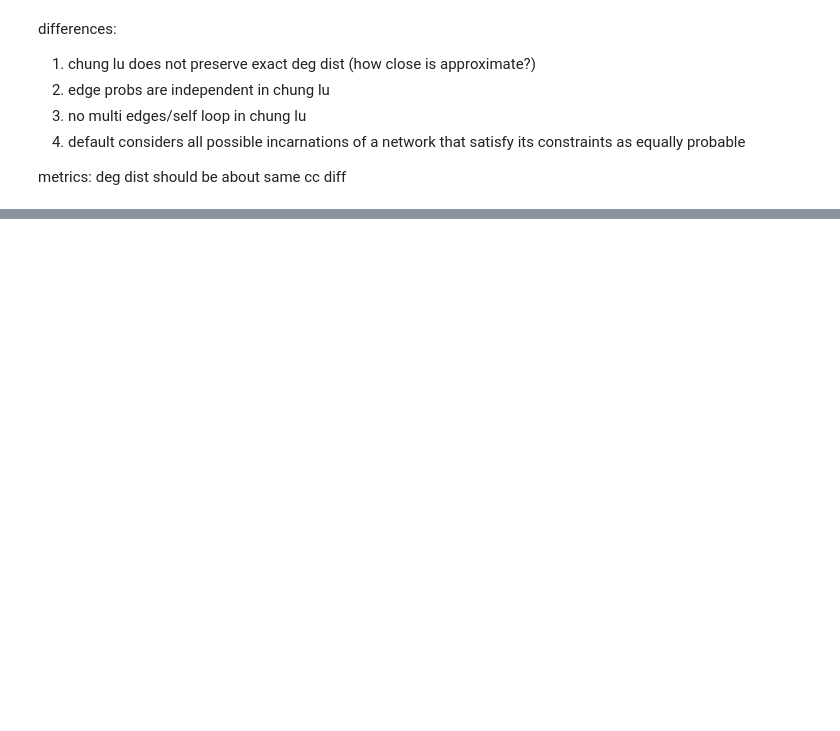
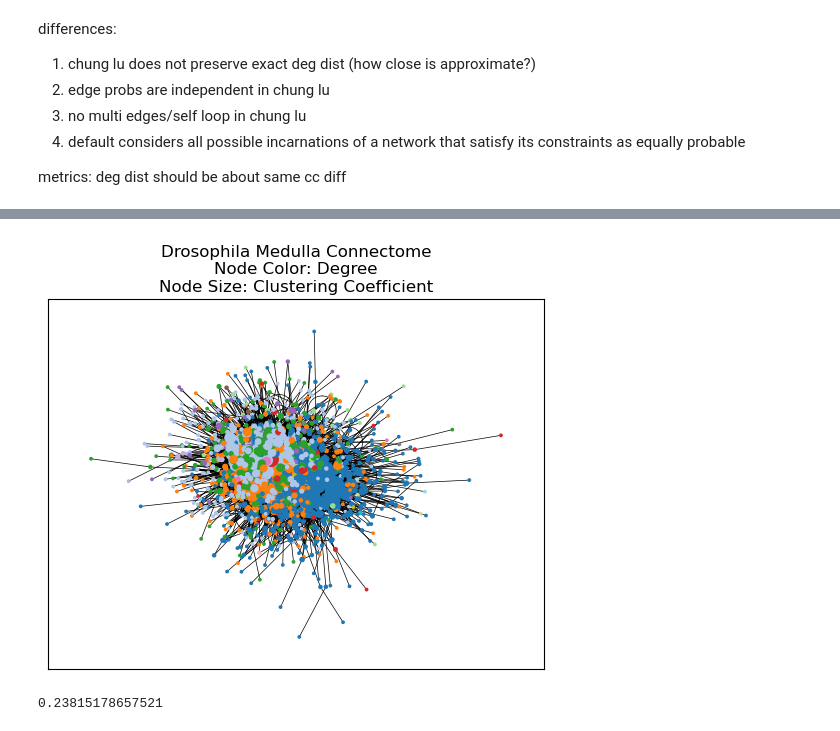
Before and after one commit to caleb-chandler/Assignment-1-CNET5051, a Jupyter notebook: assignment02.ipynb, the cells around one changed output, grey strips where cells are left out. Saved outputs shown, nothing was run; the diff lists cells and outputs as text; code cells hidden in the pictures; blank space fills up the shorter version.

```diff
--- a/assignment02.ipynb
+++ b/assignment02.ipynb
@@ -139,0 +179,33 @@ cc diff
+# %%
+# 2a communities (visualization)
+
+color_map = [partition[node_id] for node_id in main.nodes()] # color mapping
+pos = nx.spring_layout(main)
+degrees = [d for _, d in main.degree()] # degrees for node sizing
+nx.draw_networkx(main,
+        pos=pos,
+        with_labels=False,
+        node_color=color_map,
+        node_size=[1 + (v * 2) for v in degrees],
+        cmap=plt.cm.tab20,
+        width=0.5,)
+
+plt.title("Drosophila Medulla Connectome\nNode Color: Degree\nNode Size: Clustering Coefficient")
+plt.show()
+# %% [output]
+[figure, added]
+# %%
+# 2b null models
+
+G_null = chung_lu([d for _, d in G.degree()])
+
+null_communities = list(nx.community.greedy_modularity_communities(G_null))
+null_modularity = nx.community.modularity(G_null, null_communities)
+print(null_modularity)
+
+null_partition = {}
+for community_id, community in enumerate(null_communities):
+    for node_id in community:
+        null_partition[node_id] = community_id
+# %% [output]
+0.23815178657521
```
Also changed, not shown: parts of 7 cells of this notebook.
